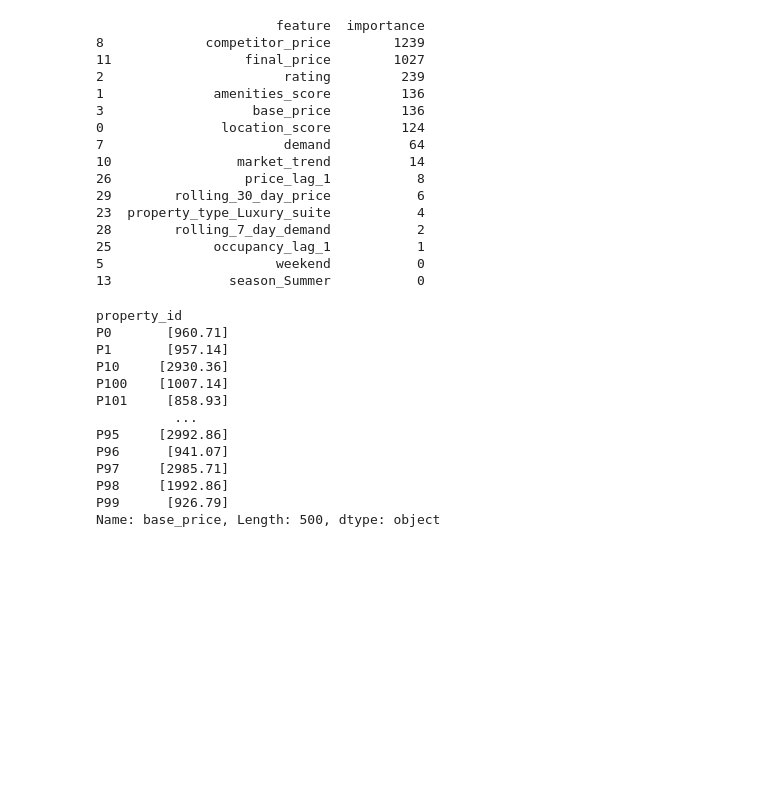
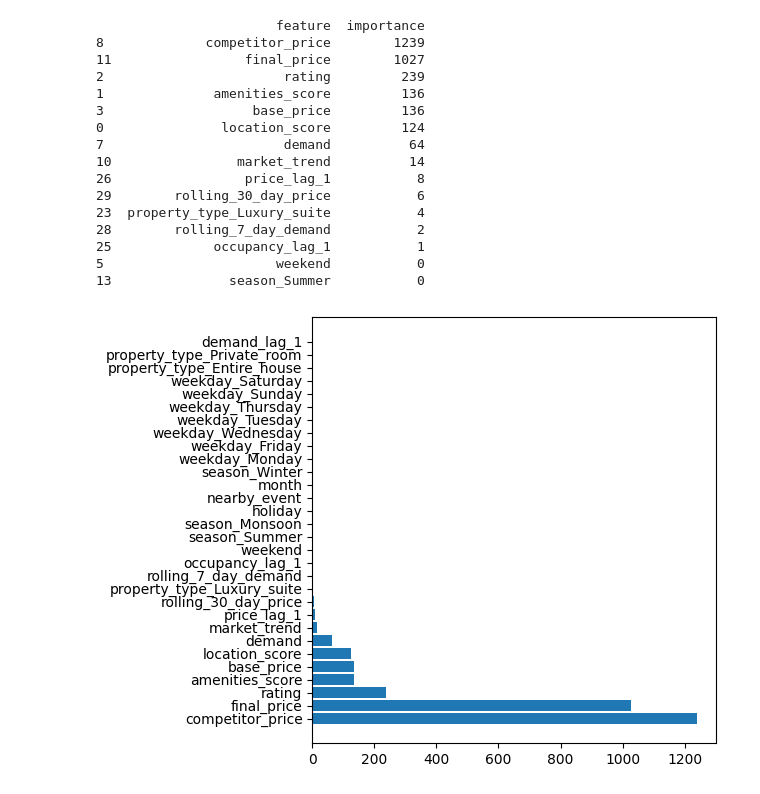
Before and after one commit to ShaunakMore/dynamic-pricing-engine, a Jupyter notebook: notebooks/train_model.ipynb, the cells around one changed output. Drawn from its saved outputs; the diff is of its cells as text; code cells hidden in the pictures; blank space fills up the shorter version.

Commit message:
Added model stats script

```diff
--- a/notebooks/train_model.ipynb
+++ b/notebooks/train_model.ipynb
@@ -8,3 +29,14 @@ test_dataset = pd.read_csv("../datasets/test_dataset.csv")
+# %%
+train_dataset['date'] = pd.to_datetime(train_dataset['date'])
+test_dataset['date'] = pd.to_datetime(test_dataset['date'])
+# %%
+train_valid_idx = train_dataset.dropna().index
+
+train_dataset = train_dataset.loc[train_valid_idx]
+
+test_valid_idx = test_dataset.dropna().index
+
+test_dataset = test_dataset.loc[test_valid_idx]
 # %%
 X_train = train_dataset.drop(
   columns=[
@@ -131,19 +163,35 @@ print(importance_df.head(15))
 25             occupancy_lag_1           1
 5                      weekend           0
 13               season_Summer           0
+# %%
+plt.barh(importance_df['feature'],importance_df['importance'])
+plt.tight_layout()
+plt.show()
+# %% [output]
+[figure, added]
 # %%
-def predict
+import numpy as np
+import pandas as pd
+
+def predict_prices_batch(model, test_dataset: pd.DataFrame, max_price_steps=50):
+    N = len(test_dataset)
+    M = max_price_steps
+
+    df_expanded = test_dataset.loc[test_dataset.index.repeat(M)].copy()
+
+    price_increments = np.tile(np.arange(M) * 5, N)
+    df_expanded['final_price'] = df_expanded['base_price'] + price_increments
+
+    predicted_occupancies = model.predict(df_expanded)
+
+    prices_matrix = df_expanded['final_price'].values.reshape(N, M)
+    occupancy_matrix = predicted_occupancies.reshape(N, M)
+
+    revenue_matrix = prices_matrix * occupancy_matrix
+
+    best_indices = np.argmax(revenue_matrix, axis=1)
+    best_prices = prices_matrix[np.arange(N), best_indices]
+
+    max_revenues = np.max(revenue_matrix, axis=1)
+
+    return best_prices.tolist(), max_revenues.tolist()
-# %% [output]
-property_id
-P0       [960.71]
-P1       [957.14]
-P10     [2930.36]
-P100    [1007.14]
-P101     [858.93]
-          ...
-P95     [2992.86]
-P96      [941.07]
-P97     [2985.71]
-P98     [1992.86]
-P99      [926.79]
-Name: base_price, Length: 500, dtype: object
```
Also changed, not shown: parts of 9 cells of this notebook, 4 other files.
